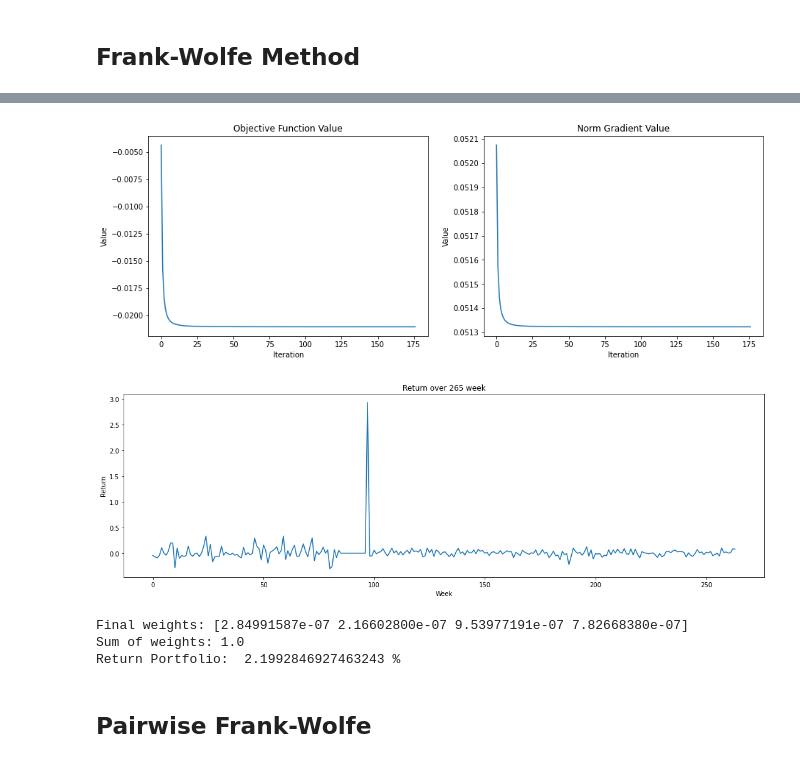
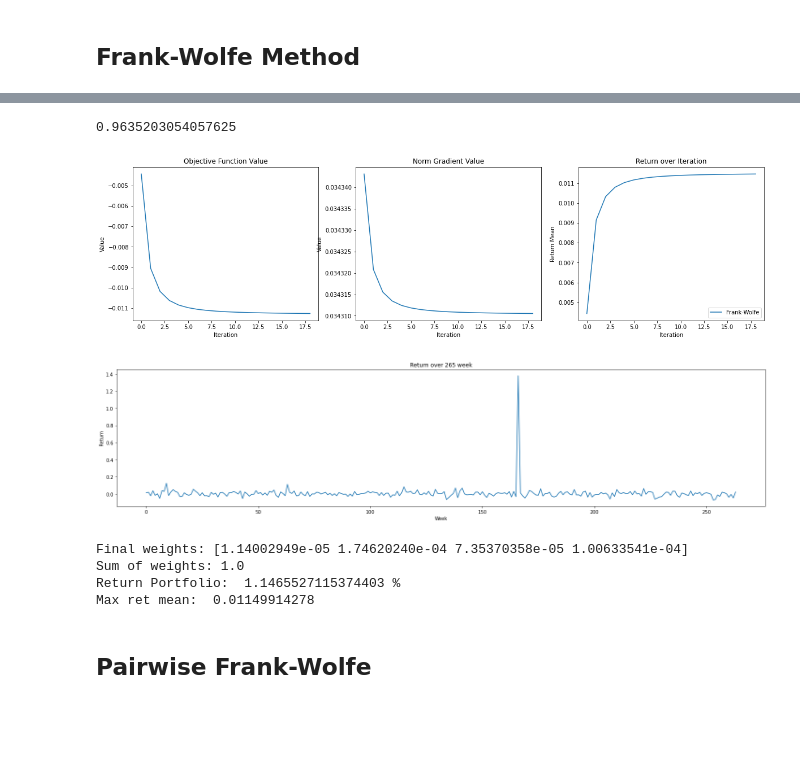
Before and after one commit to RobEngin/Methods-for-Portfolio-Optimization, a Jupyter notebook: opt-project.ipynb, the cells around one changed output, grey strips where cells are left out. Saved outputs shown, nothing was run; the diff lists cells and outputs as text; code cells hidden in the pictures; blank space fills up the shorter version.

```diff
--- a/opt-project.ipynb
+++ b/opt-project.ipynb
@@ -135,7 +184,7 @@ def riskFunction(weights):
     return np.dot(w.T, np.dot(cov, weights))
 
 def loss(weights):
-    return RISK_AVERSION * np.dot(weights.T, np.dot(cov, weights)) - np.dot(ret_mean.T, weights)
+    return  np.dot(RISK_AVERSION, np.dot(weights.T, np.dot(cov, weights))) -  np.dot(ret_mean.T, weights)
 # %% [markdown]
 ## Hessian and Lipschitz constant
 # %% [markdown]
@@ -179,6 +235,6 @@ $
 $
 # %%
 def gradient(w):
-    return RISK_AVERSION * 2 * np.dot(cov, w) - ret_mean.T
+    return  RISK_AVERSION * 2 * np.dot(w, cov) -  ret_mean.T
 # %% [markdown]
 # Projected Gradient, Frank-Wolfe and Pairwise Frank-Wolfe over the Markowitz portfolio problems
@@ -202,18 +437,26 @@ def duality_gap(weights, grad):
 # %%
 %%time
 
-ITERATIONS = 500
+ITERATIONS = 20
 
 weights = generate_random_array(nStocks)
+weights_x = np.ones(nStocks) / nStocks
 loss_values_fw = []
 grad_values_fw = []
 returns_iteration_fw = []
 optimal_indices_fw = []
 optimal_values_fw = []
+optimal_weights_fw = []
+
+loss_gd_improved = [loss(weights)]
+ret_gd_improved = [checkMeanRet(weights)]
 
 prev_loss = float('inf')
 
 for itr in range(1, ITERATIONS):
+    if itr % (ITERATIONS * 0.05) == 0:
+        print(f"{int(itr/ITERATIONS*100):02}%", end="")
+
     grad = gradient(weights)
     s = linear_solver(grad)
     direction = s - weights
@@ -235,9 +478,9 @@ for itr in range(1, ITERATIONS):
 
     step_size = 2 / (itr + 2) #CONTROLLA
     weights_new = weights + step_size * direction
-    weights_new /= np.sum(weights_new)  # Normalizing the updated weights
+    current_loss = loss(weights_new)
 
-    current_loss = loss(weights_new)
+    optimal_weights_fw.append(np.max(weights_new))
 
     #norm_update = np.linalg.norm(weights_new - weights)
     #if abs(prev_loss - current_loss) < 1e-6:
@@ -246,7 +489,16 @@ for itr in range(1, ITERATIONS):
 
     weights = weights_new
     prev_loss = current_loss
+    print(np.sort(weights)[::-1])
+
+    if itr % (ITERATIONS * 0.05) == 0:
+        print(f" - ret {(returns_iteration_fw[-1])*100:05.2f}% - loss {loss(weights):05.2f}")
 
 print("Final Weights: ", weights[:4])
+def second_largest_partition(arr):
+    return np.partition(arr, -2)[-2]
+
+print(f"Sec Max Weights: {second_largest_partition(weights)}")
+print(f"Max Weights: {np.max(weights)}")
 print("Sum weights: ", np.sum(weights))
 # %% [output]
@@ -281,43 +549,57 @@ df
+# %%
+np.dot(weights.T, np.dot(cov, weights))*100
+# %% [output]
+0.9635203054057625
 # %%
 # Plotting the metrics
-plt.figure(figsize=(15, 5))
+plt.figure(figsize=(20, 5))
 
 # Loss Function Values
-plt.subplot(1, 2, 1)
+plt.subplot(1, 3, 1)
 plt.plot(loss_values_fw)
 plt.title('Objective Function Value')
 plt.xlabel('Iteration')
 plt.ylabel('Value')
 
 # Norm Gradient Values
-plt.subplot(1, 2, 2)
+plt.subplot(1, 3, 2)
 plt.plot(grad_values_fw)
 plt.title('Norm Gradient Value')
 plt.xlabel('Iteration')
 plt.ylabel('Value')
 
+plt.subplot(1, 3, 3)
+plt.plot(returns_iteration_fw, label='Frank-Wolfe')
+#plt.plot(solval_k5[0], label='Solution Retuns')
+plt.title('Return over Iteration')
+plt.xlabel('Iteration')
+plt.ylabel('Return Mean')
+plt.legend()
+
 # Return over 264 weeks
 ret_mean_weeks_fw = np.dot(ret_time, weights)
 
-plt.figure(figsize=(15, 5))
+plt.figure(figsize=(20, 5))
 plt.plot(ret_mean_weeks_fw)
 plt.title('Return over 265 week')
 plt.xlabel('Week')
 plt.ylabel('Return')
 
 plt.tight_layout()
 plt.show()
 
 ret_mean_fw = checkMeanRet(weights) * 100
 print("Final weights:", weights[:4])
 print("Sum of weights:", np.sum(weights))
 print('Return Portfolio: ', ret_mean_fw, "%")
+print('Max ret mean: ', np.max(ret_mean))
 # %% [output]
-[figure, old version]
+[figure, new version]
-[figure, old version]
+[figure, new version]
-Final weights: [2.84991587e-07 2.16602800e-07 9.53977191e-07 7.82668380e-07]
+Final weights: [1.14002949e-05 1.74620240e-04 7.35370358e-05 1.00633541e-04]
 Sum of weights: 1.0
-Return Portfolio:  2.1992846927463243 %
+Return Portfolio:  1.1465527115374403 %
+Max ret mean:  0.01149914278
 # %% [markdown]
 ## Pairwise Frank-Wolfe
 # %%
```
Also changed, not shown: parts of 23 cells of this notebook, 10 other files.
